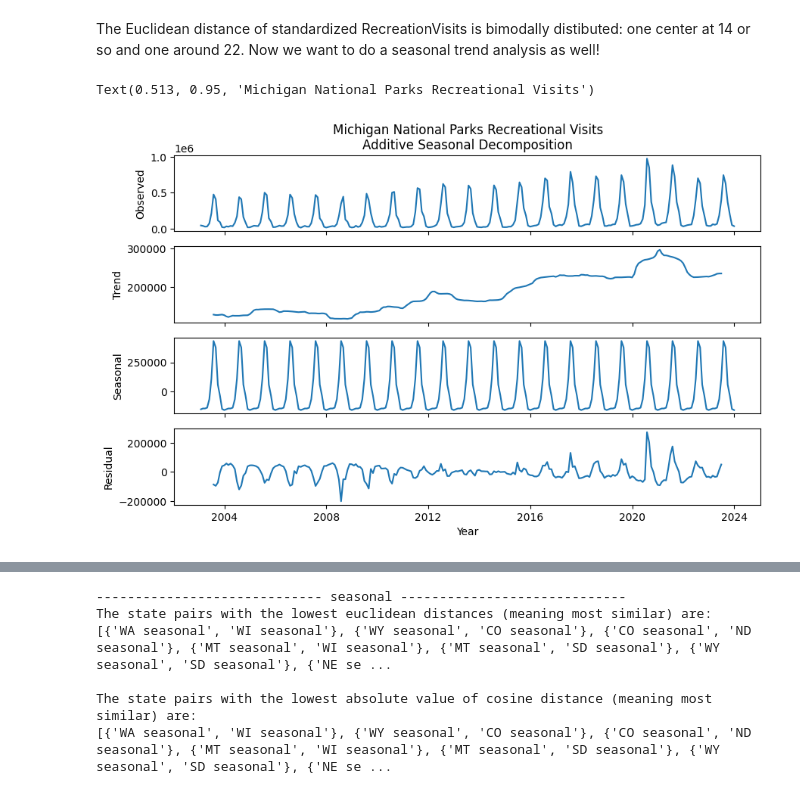
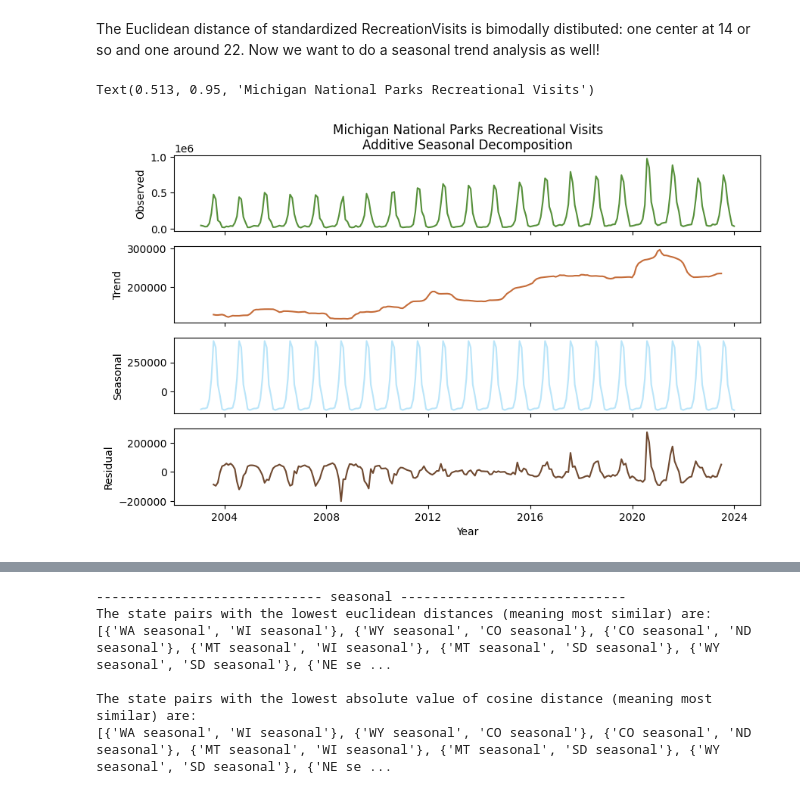
Before and after one commit to scmcqueen/NationalParksDataMining, a Jupyter notebook: state_similarity.ipynb, the cells around one changed output, grey strips where cells are left out. Drawn from its saved outputs; the diff is of its cells as text; code cells hidden in the pictures.

```diff
--- a/state_similarity.ipynb
+++ b/state_similarity.ipynb
@@ -41,6 +41,9 @@ The visit types are:  ['RecreationVisits' 'NonRecreationVisits' 'RecreationHours
  'NonRecreationHours' 'ConcessionerLodging' 'ConcessionerCamping'
  'TentCampers' 'RVCampers' 'Backcountry' 'NonRecreationOvernightStays'
  'MiscellaneousOvernightStays']
+# %%
+palette = ['#56903A','#C56C39','#BAE5F9','#6F4930','#213A1B','#FF784F','#3A3042']
+sns.set_palette(palette)
 # %% [markdown]
 Let's start by looking at a few of the most popular parks.
 # %%
@@ -333,35 +336,35 @@ The Euclidean distance of standardized RecreationVisits is bimodally distibuted:
 # %%
 # MI rec visits as an example
 state_agg_data=visit_data.groupby(['state_2','visit_type','date'])['number_of_visits'].sum().reset_index()
 state_agg_data=state_agg_data[state_agg_data.visit_type=='RecreationVisits']
 state_agg_data=state_agg_data.pivot(index='date',columns='state_2',values='number_of_visits')
 state_agg_data.fillna(0,inplace=True)
 state_agg_data.index = pd.to_datetime(state_agg_data.index, infer_datetime_format=True)
 sea_decomp = seasonal_decompose(state_agg_data['MI'], model="additive",period=12)
 # 12 month period has the smoothest trend sign
 
 # let's plot the seasonal decomposition
 
 fig, axes = plt.subplots(4, 1, figsize=(10, 6), sharex=True)
 
 axes[0].set_title("Additive Seasonal Decomposition")
-axes[0].plot(sea_decomp.observed) # original/observed data
+axes[0].plot(sea_decomp.observed,color=palette[0]) # original/observed data
 axes[0].set_ylabel("Observed")
 
-axes[1].plot(sea_decomp.trend) # trend component
+axes[1].plot(sea_decomp.trend,color=palette[1]) # trend component
 axes[1].set_ylabel("Trend")
 
-axes[2].plot(sea_decomp.seasonal)
+axes[2].plot(sea_decomp.seasonal,color=palette[2])
 axes[2].set_ylabel("Seasonal") # seasonality component
 
-axes[3].plot(sea_decomp.resid) #  time series with the trend and seasonal components removed
+axes[3].plot(sea_decomp.resid,color=palette[3]) #  time series with the trend and seasonal components removed
 axes[3].set_ylabel("Residual")
 
 axes[3].set_xlabel("Year")
 fig.suptitle("Michigan National Parks Recreational Visits", x=0.513, y=0.95)
 # %% [output]
 Text(0.513, 0.95, 'Michigan National Parks Recreational Visits')
-[figure, old version]
+[figure, new version]
 # %%
 def get_data_for_decomp(df:pd.DataFrame,column:str='RecreationVisits')-> pd.DataFrame:
     '''Formats the seasonal data in a better format
```
Also changed, not shown: parts of 6 cells of this notebook.
